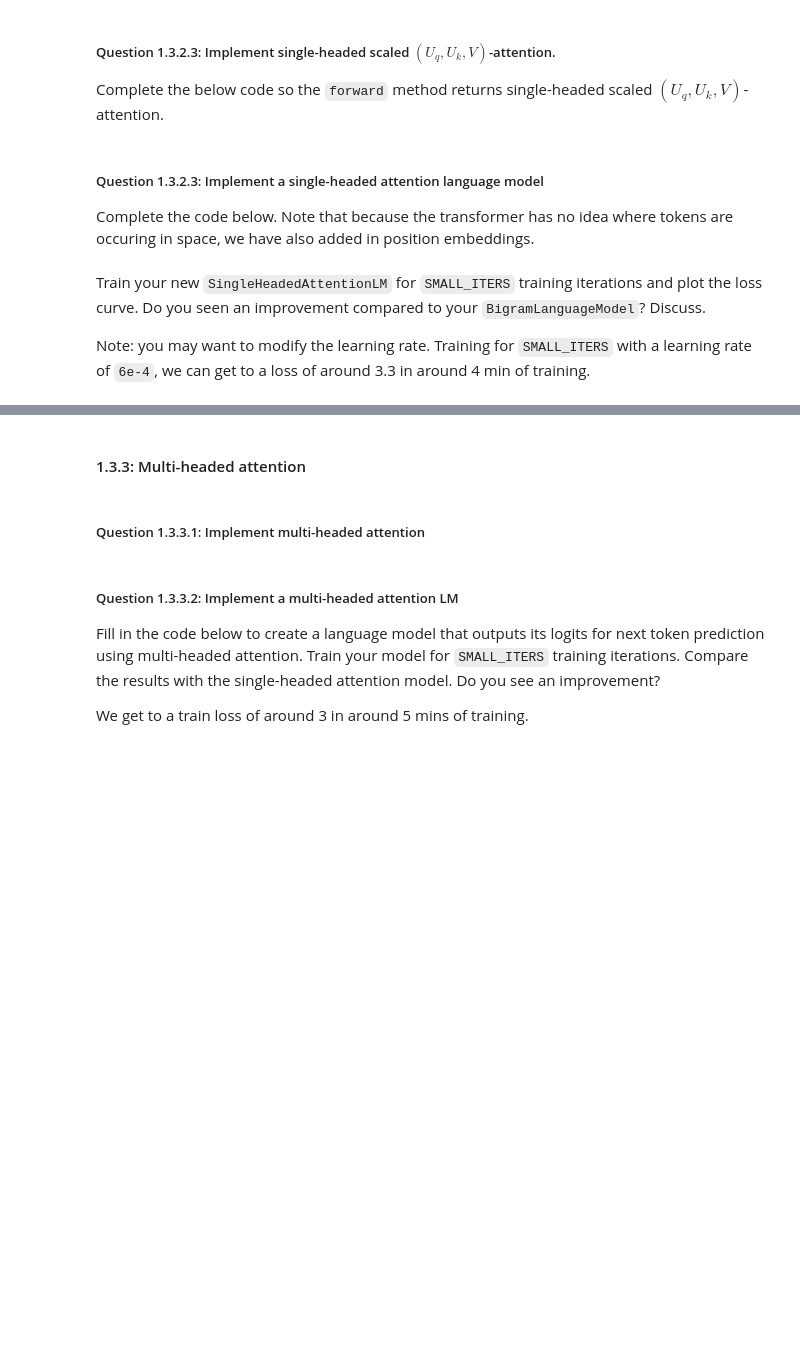
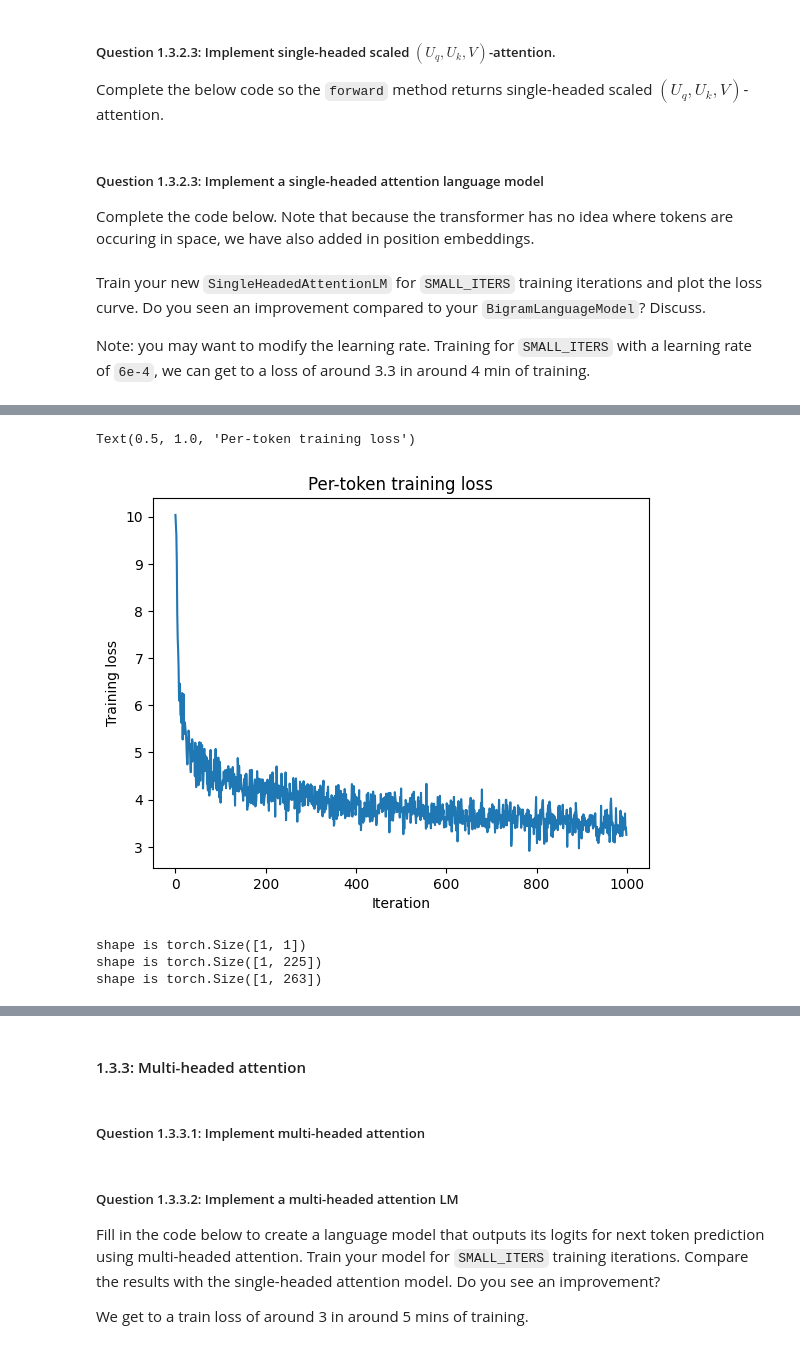
Before and after one commit to junzeye/stats305b_LLM, a Jupyter notebook: hw4.ipynb, the cells around one changed output, grey strips where cells are left out. Cells and saved outputs as stored; diff of their text form; code cells hidden in the pictures; blank space fills up the shorter version.

```diff
--- a/hw4.ipynb
+++ b/hw4.ipynb
@@ -749,7 +749,7 @@ The code below first creates an attention matrix where all elements in its lower
 # average word embedding via matrix multiply and softmax
 batch_size = 4              # B
 context_window_size = 8     # T
-embed_size = 2              # D
+embed_size = 3              # D
 
 # make "synthetic" word embeddings (for illustration purposes only)
 X = torch.randn(batch_size, context_window_size, embed_size)
@@ -947,0 +985,9 @@ _your answer here_
+# %%
+batch_size = 32               # B
+context_window_size = 256     # T
+embed_size = 384              # D
+eval_interval = 200
+eval_iters = 200
+
+sha_model = SingleHeadedAttentionLM(vocab_size, context_window_size, embed_size, embed_size)
+sham = sha_model.to(device)
@@ -947,0 +997,25 @@ _your answer here_
+# %%
+learning_rate = 6e-4
+optimizer = torch.optim.AdamW(sha_model.parameters(), lr=learning_rate)
+
+loss_list = []
+
+for it in tqdm(range(SMALL_ITERS)):
+
+    # every once in a while evaluate the loss on train and val sets
+    if it % eval_interval == 0 or it == SMALL_ITERS - 1:
+        print(f"iteration {it}")
+        losses = estimate_loss(sham, eval_iters, context_window_size, device)
+        print(
+            f"step {it}: train loss {losses['train']:.4f}, val loss {losses['val']:.4f}"
+        )
+
+    # sample a batch of data
+    xb, yb = get_batch("train", context_window_size, device)
+
+    # evaluate the loss
+    logits, loss = sham(xb, yb)
+    loss_list.append(loss.detach().item())
+    optimizer.zero_grad(set_to_none=True)
+    loss.backward()
+    optimizer.step()
@@ -947,0 +1035,8 @@ _your answer here_
+# %%
+plt.plot(loss_list)
+plt.xlabel("Iteration")
+plt.ylabel("Training loss")
+plt.title("Per-token training loss")
+# %% [output]
+Text(0.5, 1.0, 'Per-token training loss')
+[figure, added]
@@ -947,0 +1047,12 @@ _your answer here_
+# %%
+# the contexts for the different prompts
+start_context = torch.zeros((1, 1), dtype=torch.long, device=device)
+print(f"shape is {start_context.shape}")
+context1 = torch.tensor(from_code_bert(tokenizer.encode(prompt_1_text)[:-1]), device=device).reshape(1, -1) # (1, T)
+print(f"shape is {context1.shape}")
+context2 = torch.tensor(from_code_bert(tokenizer.encode(prompt_2_text)[:-1])).to(device).reshape(1, -1)
+print(f"shape is {context2.shape}")
+# %% [output]
+shape is torch.Size([1, 1])
+shape is torch.Size([1, 225])
+shape is torch.Size([1, 263])
```
Also changed, not shown: parts of 12 cells of this notebook.
